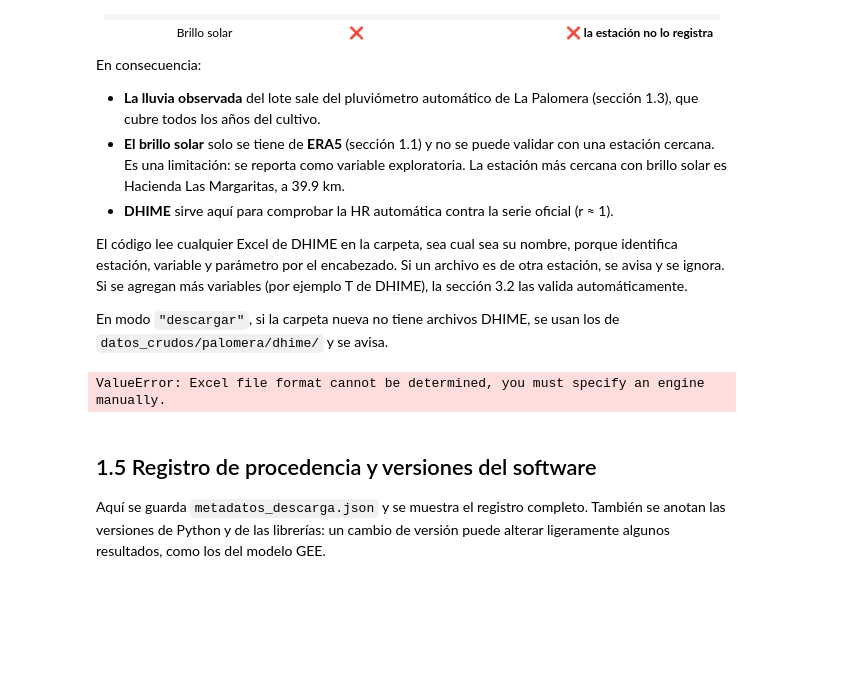
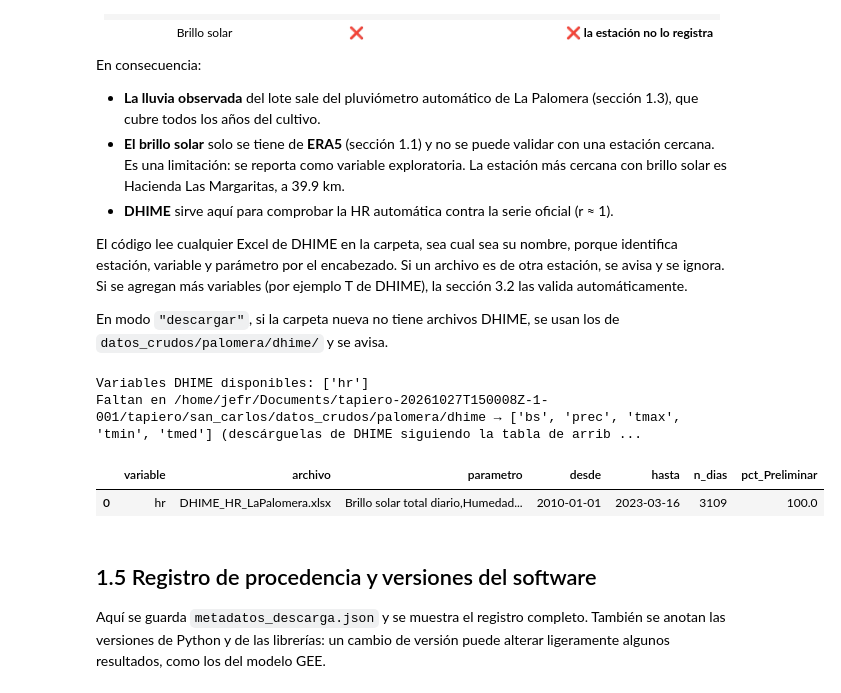
Before and after one commit to jf-floresriera/caucho_san_carlos, a Jupyter notebook: Analisis_SanCarlos_clima_cultivo.ipynb, the cells around one changed output. Saved outputs shown, nothing was run; the diff lists cells and outputs as text; code cells hidden in the pictures; blank space fills up the shorter version.

```diff
--- a/Analisis_SanCarlos_clima_cultivo.ipynb
+++ b/Analisis_SanCarlos_clima_cultivo.ipynb
@@ -565,11 +565,16 @@ def leer_dhime(ruta):
     t["valor"] = pd.to_numeric(t["valor"], errors="coerce")
     return t, generado
 
+def excel_dhime(carpeta):
+    # Solo .xls/.xlsx reales: ignora los archivos de bloqueo de Excel (~$...) y LibreOffice (.~lock...)
+    return sorted(a for a in carpeta.iterdir()
+                  if a.suffix.lower() in (".xls", ".xlsx") and not a.name.startswith(("~$", ".~lock")))
+
 def cargar_dhime():
     carpeta = DHIME_DIR
-    archivos = sorted(carpeta.glob("*.xls*"))
+    archivos = excel_dhime(carpeta)
     if not archivos and MODO_DATOS == "descargar":
-        carpeta = CONGELADOS / "palomera" / "dhime"; archivos = sorted(carpeta.glob("*.xls*"))
+        carpeta = CONGELADOS / "palomera" / "dhime"; archivos = excel_dhime(carpeta)
         if archivos:
             print("   ⚠️ DHIME no tiene API: se usan los Excel DHIME de", carpeta)
     partes, inventario = [], []
@@ -584,34 +589,37 @@ def cargar_dhime():
         registrar(a, "IDEAM DHIME (descarga manual)", URL_DHIME,
                   dict(estacion=PALOMERA["nombre"], variables=sorted(t["var"].unique()),
                        parametros=sorted(t.parametro.unique()), frecuencia="Diaria"),
                   descargado_ahora=False, nota=f"reporte DHIME generado el {generado}",
                   fecha=f"{generado} (reporte DHIME)" if generado else None)
         for v, g in t.groupby("var"):
             ap = g.aprobacion.value_counts(normalize=True).mul(100).round(1)
             inventario.append(dict(variable=v, archivo=a.name, parametro=g.parametro.iloc[0],
                                    desde=g.fecha.min().date(), hasta=g.fecha.max().date(), n_dias=g.valor.notna().sum(),
                                    **{f"pct_{k}": x for k, x in ap.items()}))
         partes.append(t)
     if not partes:
         return pd.DataFrame(index=pd.DatetimeIndex([], name="fecha")), pd.DataFrame()
     t = pd.concat(partes).drop_duplicates(["var", "fecha"])
     ancho = t.pivot(index="fecha", columns="var", values="valor").add_suffix("_dhime")
     # Control de rango físico (mismos límites que la estación automática)
     limites = {"bs_dhime": (0, 13), "hr_dhime": (10, 100), "prec_dhime": (0, 300),
                "tmax_dhime": (10, 45), "tmin_dhime": (10, 45), "tmed_dhime": (10, 45)}
     for c, (a, b) in limites.items():
         if c in ancho: ancho[c] = ancho[c].where(ancho[c].between(a, b))
     ancho.index.name = "fecha"
     return ancho, pd.DataFrame(inventario)
 
 pal_dhime, DHIME_INV = cargar_dhime()
 faltan = [v for v in ("bs", "hr", "prec", "tmax", "tmin", "tmed") if f"{v}_dhime" not in pal_dhime]
 print("Variables DHIME disponibles:", [c.replace("_dhime", "") for c in pal_dhime.columns] or "ninguna")
 if faltan:
     print("Faltan en", DHIME_DIR, "→", faltan, "(descárguelas de DHIME siguiendo la tabla de arriba)")
 DHIME_INV
 # %% [output]
-ValueError: Excel file format cannot be determined, you must specify an engine manually.
+Variables DHIME disponibles: ['hr']
+Faltan en /home/jefr/Documents/tapiero-20261027T150008Z-1-001/tapiero/san_carlos/datos_crudos/palomera/dhime → ['bs', 'prec', 'tmax', 'tmin', 'tmed'] (descárguelas de DHIME siguiendo la tabla de arrib ...
+|  | variable | archivo | parametro | desde | hasta | n_dias | pct_Preliminar |
+| 0 | hr | DHIME_HR_LaPalomera.xlsx | Brillo solar total diario,Humedad... | 2010-01-01 | 2023-03-16 | 3109 | 100.0 |
 # %% [markdown]
 ## 1.5 Registro de procedencia y versiones del software
 Aquí se guarda `metadatos_descarga.json` y se muestra el registro completo. También se anotan las versiones de Python y de las librerías: un cambio de versión puede alterar ligeramente algunos resultados, como los del modelo GEE.
```
Also changed, not shown: parts of 34 cells of this notebook, 3 other files.
